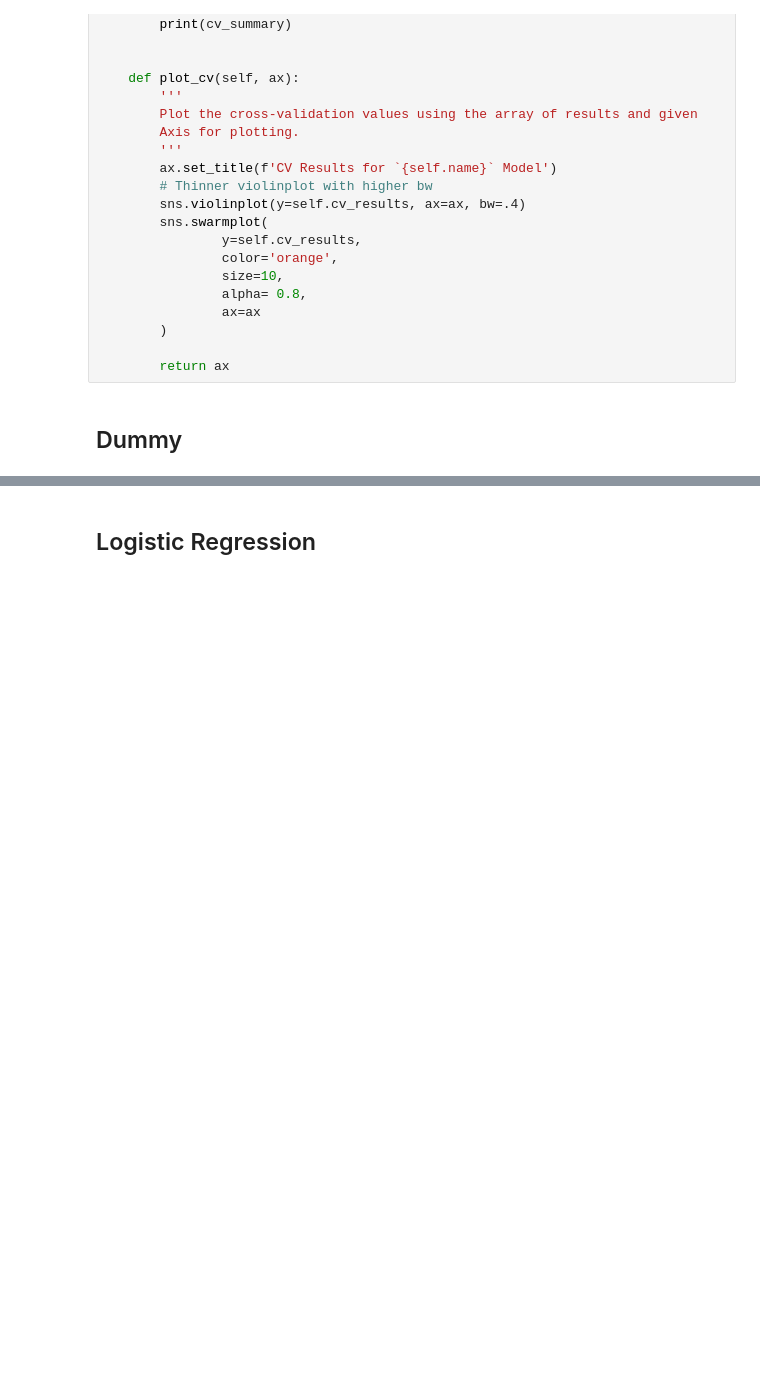
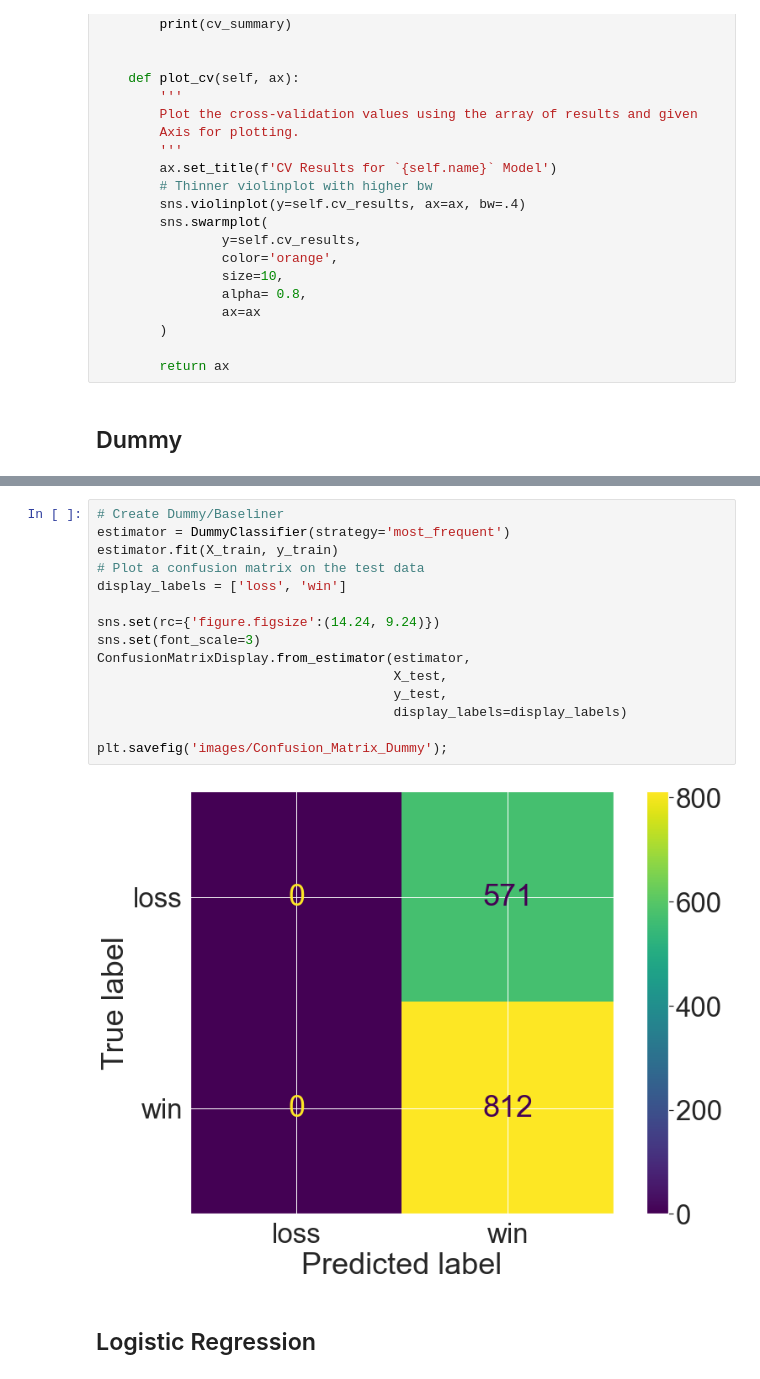
Before and after one commit to alvaromendizabal/NBA_Prediction_Model, a Jupyter notebook: primary_notebook.ipynb, the cells around one changed output, grey strips where cells are left out. Drawn from its saved outputs; the diff is of its cells as text; blank space fills up the shorter version.

```diff
--- a/primary_notebook.ipynb
+++ b/primary_notebook.ipynb
@@ -1185,3 +1166,20 @@ CV Results for `estimator` model:
+# %%
+# Create Dummy/Baseliner
+estimator = DummyClassifier(strategy='most_frequent')
+estimator.fit(X_train, y_train)
+# Plot a confusion matrix on the test data
+display_labels = ['loss', 'win']
+
+sns.set(rc={'figure.figsize':(14.24, 9.24)})
+sns.set(font_scale=3)
+ConfusionMatrixDisplay.from_estimator(estimator,
+                                      X_test,
+                                      y_test,
+                                      display_labels=display_labels)
+
+plt.savefig('images/Confusion_Matrix_Dummy');
+# %% [output]
+[figure, added]
 # %% [markdown]
 ## Logistic Regression
 # %%
```
Also changed, not shown: parts of 33 cells of this notebook, 14 other files.
